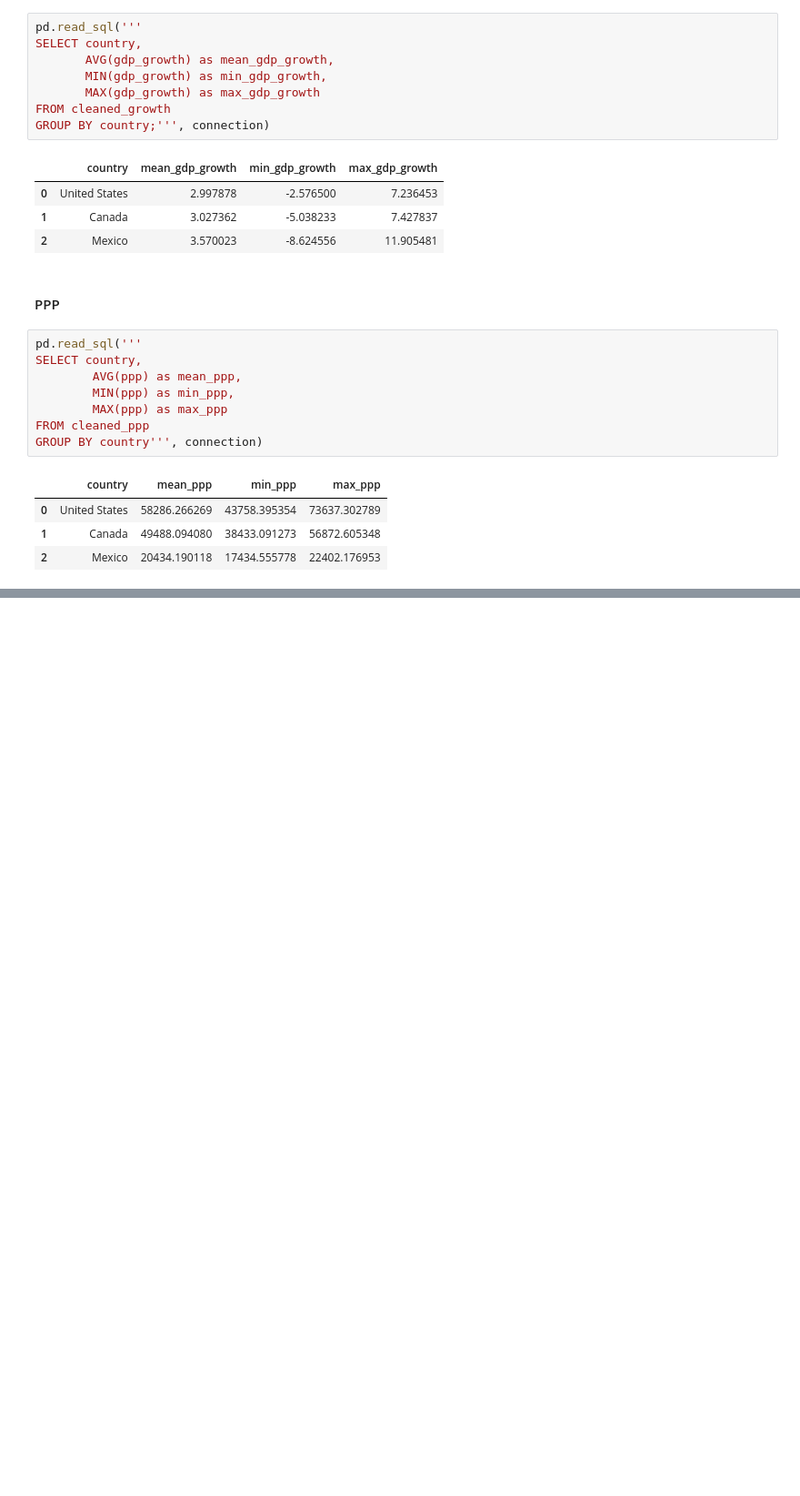
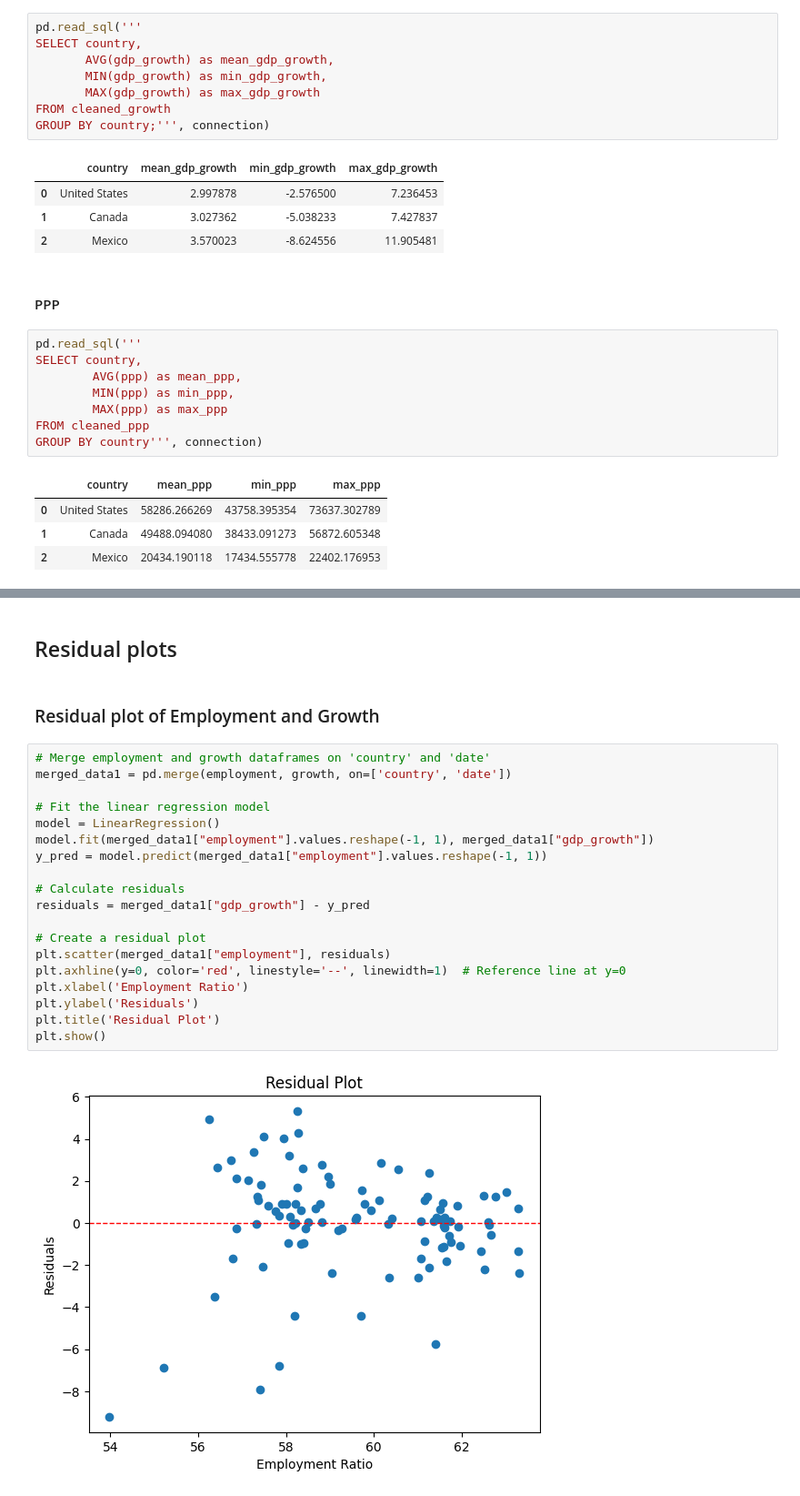
Before and after one commit to BaoTruong1/qtm350_project, a Jupyter notebook: scripts/data_cleaning.ipynb, the cells around one changed output, grey strips where cells are left out. Shown: that part at 91% size. Saved outputs shown, nothing was run; the diff lists cells and outputs as text; blank space fills up the shorter version.

```diff
--- a/scripts/data_cleaning.ipynb
+++ b/scripts/data_cleaning.ipynb
@@ -124,0 +187,25 @@ GROUP BY country''', connection)
+# %% [markdown]
+## Residual plots
+# %% [markdown]
+### Residual plot of Employment and Growth
+# %%
+# Merge employment and growth dataframes on 'country' and 'date'
+merged_data1 = pd.merge(employment, growth, on=['country', 'date'])
+
+# Fit the linear regression model
+model = LinearRegression()
+model.fit(merged_data1["employment"].values.reshape(-1, 1), merged_data1["gdp_growth"])
+y_pred = model.predict(merged_data1["employment"].values.reshape(-1, 1))
+
+# Calculate residuals
+residuals = merged_data1["gdp_growth"] - y_pred
+
+# Create a residual plot
+plt.scatter(merged_data1["employment"], residuals)
+plt.axhline(y=0, color='red', linestyle='--', linewidth=1)  # Reference line at y=0
+plt.xlabel('Employment Ratio')
+plt.ylabel('Residuals')
+plt.title('Residual Plot')
+plt.show()
+# %% [output]
+[figure, added]
```
Also changed, not shown: parts of 10 cells of this notebook, 9 other files.
